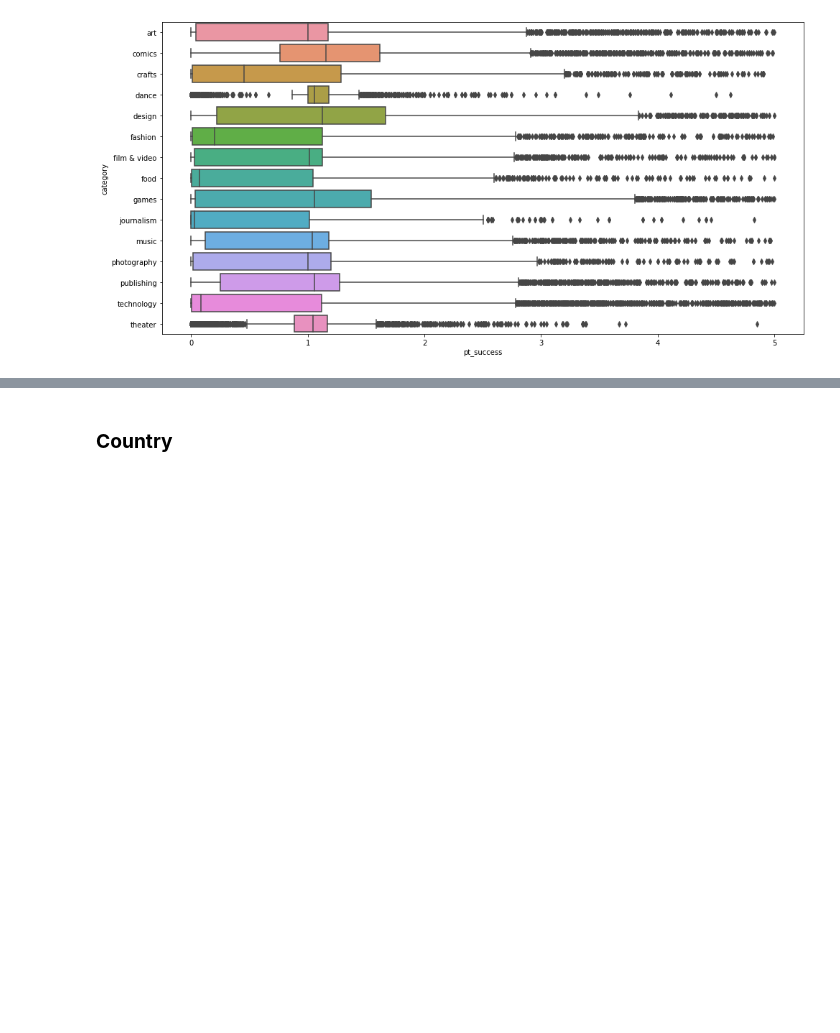
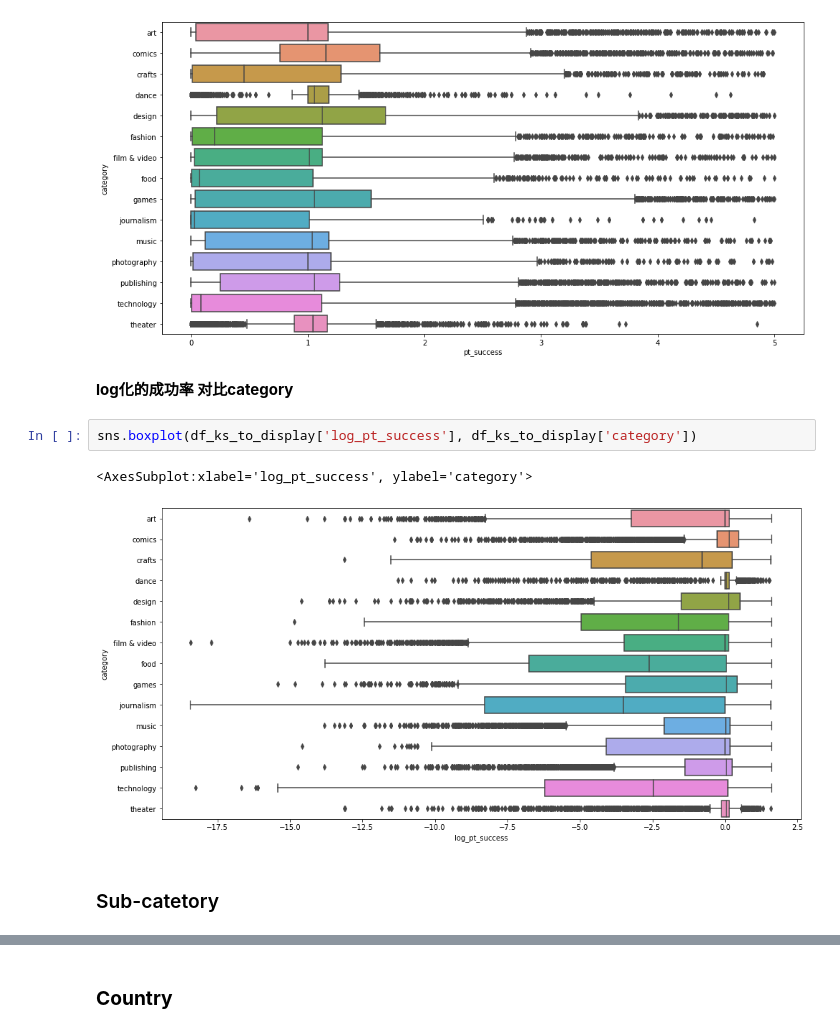
Before and after one commit to Yunabell-VU/Kickstarter-KNN, a Jupyter notebook: kickstarter.ipynb, the cells around one changed output, grey strips where cells are left out. Drawn from its saved outputs; the diff is of its cells as text; blank space fills up the shorter version.

```diff
--- a/kickstarter.ipynb
+++ b/kickstarter.ipynb
@@ -152,3 +160,12 @@ sns.boxplot(df_ks_to_display['pt_success'], df_ks_to_display['category'])
 # %% [output]
 <AxesSubplot:xlabel='pt_success', ylabel='category'>
 [figure]
+# %% [markdown]
+**log化的成功率 对比category**
+# %%
+sns.boxplot(df_ks_to_display['log_pt_success'], df_ks_to_display['category'])
+# %% [output]
+<AxesSubplot:xlabel='log_pt_success', ylabel='category'>
+[figure, added]
+# %% [markdown]
+### Sub-catetory
```
Also changed, not shown: parts of 34 cells of this notebook, 1 other file.
